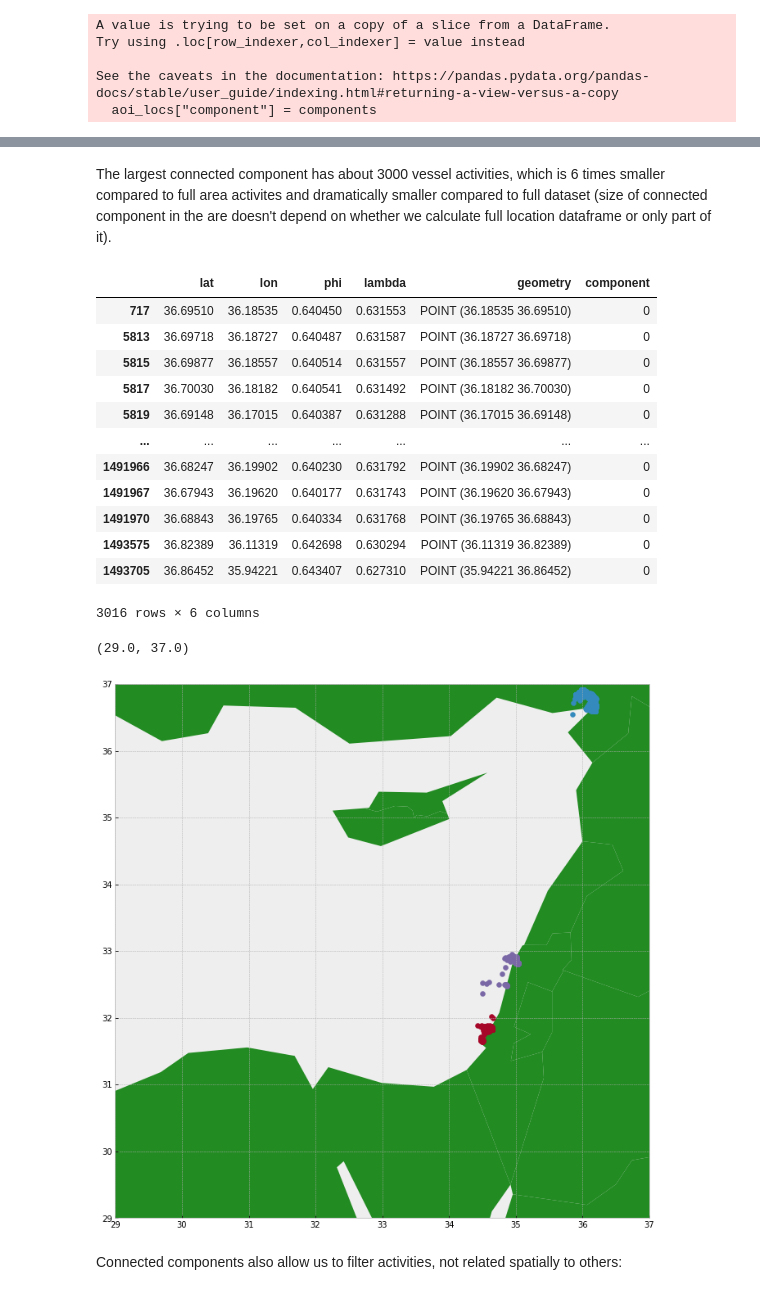
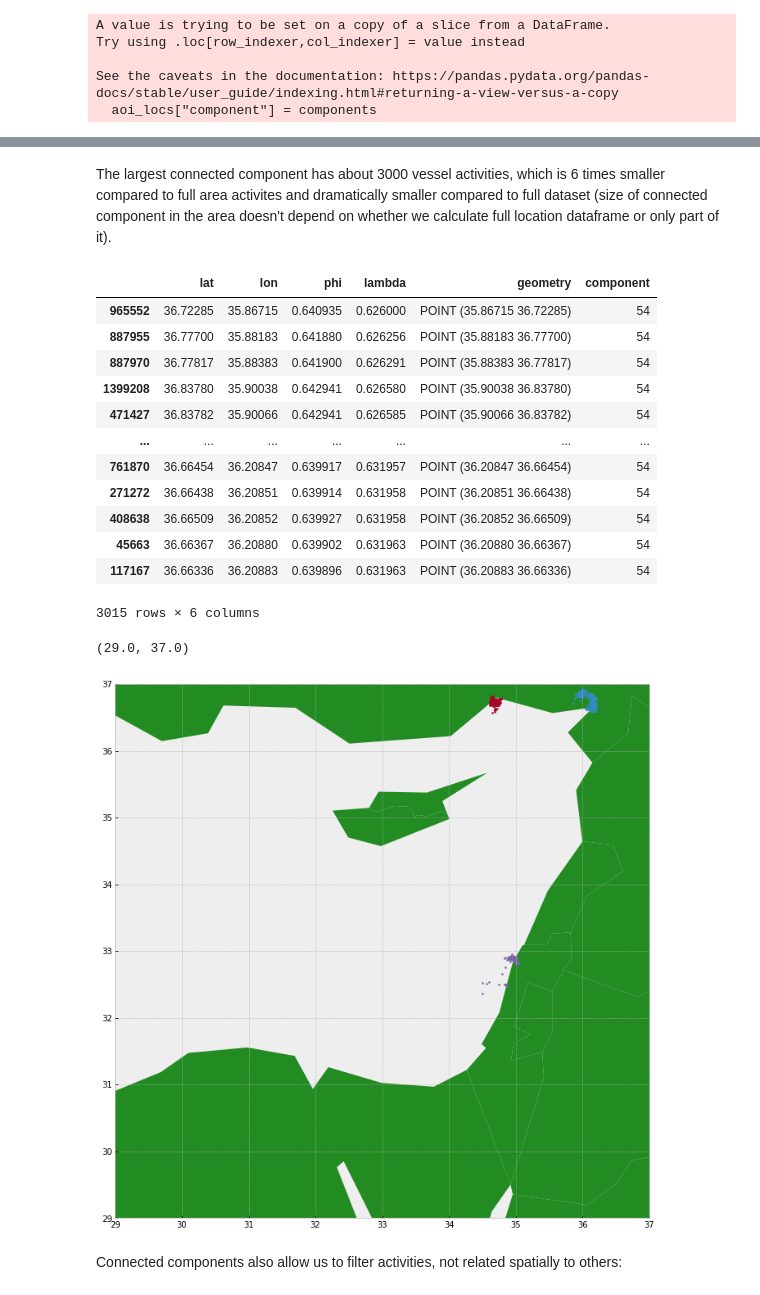
Before and after one commit to efratmag/ports-mapping-using-behavioral-vessel-data, a Jupyter notebook: dev_experiments/[Dev] Sparse distance function and connected components.ipynb, the cells around one changed output, grey strips where cells are left out. Saved outputs shown, nothing was run; the diff lists cells and outputs as text; code cells hidden in the pictures.

```diff
--- a/dev_experiments/[Dev] Sparse distance function and connected components.ipynb
+++ b/dev_experiments/[Dev] Sparse distance function and connected components.ipynb
@@ -46,6 +55,8 @@ Data columns (total 4 columns):
  3   lambda  1494055 non-null  float64
 dtypes: float64(4)
 memory usage: 45.6 MB
+# %%
+locations = locations.sort_values(by="lon")
 # %%
 locs = gpd.GeoDataFrame(locations,
                         geometry=gpd.points_from_xy(locations["lon"], locations["lat"]))
@@ -206,7 +357,7 @@ Distances look correct (estimate of max distance in the area is from Alexandria
 # %%
 THR = 20
 # %%
-cm = get_cm(aoi_locs[["phi", "lambda"]].values, THR)
+cm = get_connectivity_matrix(aoi_locs[["phi", "lambda"]], THR)
 # %%
 cm
 # %% [output]
@@ -284,33 +418,33 @@ plt.ylim(miny, maxy)
 # %% [markdown]
-The largest connected component has about 3000 vessel activities, which is 6 times smaller compared to full area activites and dramatically smaller compared to full dataset (size of connected component in the are doesn't depend on whether we calculate full location dataframe or only part of it).
+The largest connected component has about 3000 vessel activities, which is 6 times smaller compared to full area activites and dramatically smaller compared to full dataset (size of connected component in the area doesn't depend on whether we calculate full location dataframe or only part of it).
 # %%
-aoi_locs[aoi_locs.component==0]
+aoi_locs[aoi_locs.component==54]
 # %% [output]
 |  | lat | lon | phi | lambda | geometry | component |
-| 717 | 36.69510 | 36.18535 | 0.640450 | 0.631553 | POINT (36.18535 36.69510) | 0 |
-| 5813 | 36.69718 | 36.18727 | 0.640487 | 0.631587 | POINT (36.18727 36.69718) | 0 |
-| 5815 | 36.69877 | 36.18557 | 0.640514 | 0.631557 | POINT (36.18557 36.69877) | 0 |
-| 5817 | 36.70030 | 36.18182 | 0.640541 | 0.631492 | POINT (36.18182 36.70030) | 0 |
-| 5819 | 36.69148 | 36.17015 | 0.640387 | 0.631288 | POINT (36.17015 36.69148) | 0 |
+| 965552 | 36.72285 | 35.86715 | 0.640935 | 0.626000 | POINT (35.86715 36.72285) | 54 |
+| 887955 | 36.77700 | 35.88183 | 0.641880 | 0.626256 | POINT (35.88183 36.77700) | 54 |
+| 887970 | 36.77817 | 35.88383 | 0.641900 | 0.626291 | POINT (35.88383 36.77817) | 54 |
+| 1399208 | 36.83780 | 35.90038 | 0.642941 | 0.626580 | POINT (35.90038 36.83780) | 54 |
+| 471427 | 36.83782 | 35.90066 | 0.642941 | 0.626585 | POINT (35.90066 36.83782) | 54 |
 | ... | ... | ... | ... | ... | ... | ... |
-| 1491966 | 36.68247 | 36.19902 | 0.640230 | 0.631792 | POINT (36.19902 36.68247) | 0 |
-| 1491967 | 36.67943 | 36.19620 | 0.640177 | 0.631743 | POINT (36.19620 36.67943) | 0 |
-| 1491970 | 36.68843 | 36.19765 | 0.640334 | 0.631768 | POINT (36.19765 36.68843) | 0 |
-| 1493575 | 36.82389 | 36.11319 | 0.642698 | 0.630294 | POINT (36.11319 36.82389) | 0 |
-| 1493705 | 36.86452 | 35.94221 | 0.643407 | 0.627310 | POINT (35.94221 36.86452) | 0 |
+| 761870 | 36.66454 | 36.20847 | 0.639917 | 0.631957 | POINT (36.20847 36.66454) | 54 |
+| 271272 | 36.66438 | 36.20851 | 0.639914 | 0.631958 | POINT (36.20851 36.66438) | 54 |
+| 408638 | 36.66509 | 36.20852 | 0.639927 | 0.631958 | POINT (36.20852 36.66509) | 54 |
+| 45663 | 36.66367 | 36.20880 | 0.639902 | 0.631963 | POINT (36.20880 36.66367) | 54 |
+| 117167 | 36.66336 | 36.20883 | 0.639896 | 0.631963 | POINT (36.20883 36.66336) | 54 |
-3016 rows × 6 columns
+3015 rows × 6 columns
 # %%
 plt.figure(figsize=(12,12))
 world.plot(color="forestgreen", ax=plt.gca())
-aoi_locs[aoi_locs.component==0].plot(ax=plt.gca())
-aoi_locs[aoi_locs.component==1].plot(ax=plt.gca())
-aoi_locs[aoi_locs.component==2].plot(ax=plt.gca())
+aoi_locs[aoi_locs.component==54].plot(ax=plt.gca(), markersize=4)
+aoi_locs[aoi_locs.component==37].plot(ax=plt.gca(), markersize=4)
+aoi_locs[aoi_locs.component==35].plot(ax=plt.gca(), markersize=4)
 
 plt.xlim(minx, maxx)
 plt.ylim(miny, maxy)
 # %% [output]
 (29.0, 37.0)
-[figure, old version]
+[figure, new version]
 # %% [markdown]
 Connected components also allow us to filter activities, not related spatially to others:
 # %%
```
Also changed, not shown: parts of 46 cells of this notebook.
